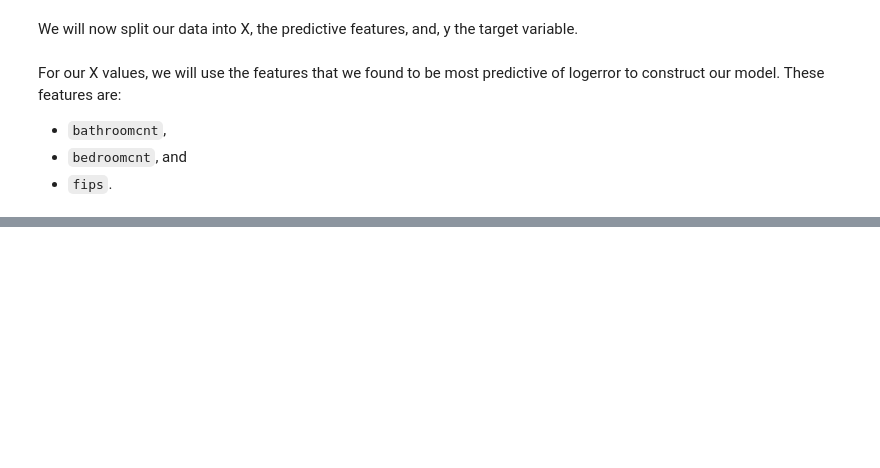
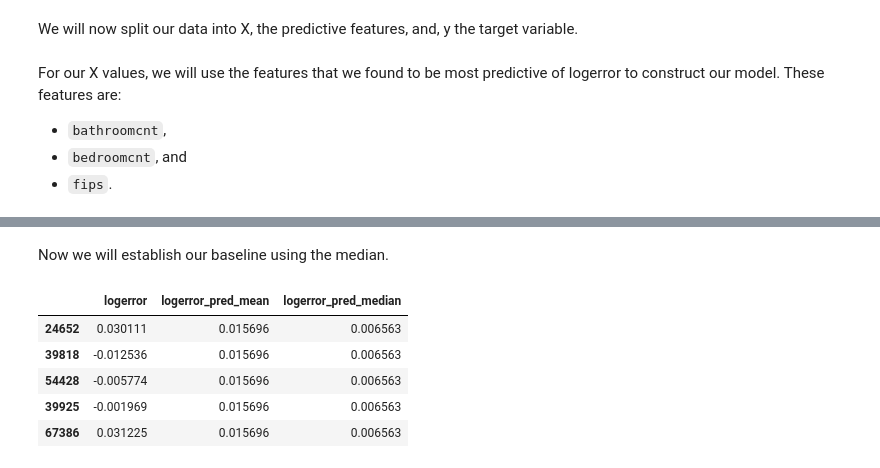
Before and after one commit to malachi-hale/clustering-project, a Jupyter notebook: Final_Project.ipynb, the cells around one changed output, grey strips where cells are left out. Saved outputs shown, nothing was run; the diff lists cells and outputs as text; code cells hidden in the pictures; blank space fills up the shorter version.

```diff
--- a/Final_Project.ipynb
+++ b/Final_Project.ipynb
@@ -1382,0 +1407,5 @@ X_train_model_cluster_0 = train_
+# %%
+# Predict logerror_pred_mean
+logerror_pred_mean_cluster_0 = y_train_cluster_0.logerror.mean()
+logerror_pred_mean_cluster_1 = y_train_cluster_1.logerror.mean()
+logerror_pred_mean_cluster_2 = y_train_cluster_2.logerror.mean()
@@ -1382,0 +1420,2 @@ X_train_model_cluster_0 = train_
+# %% [markdown]
+Now we will establish our baseline using the median.
@@ -1382,0 +1435,9 @@ X_train_model_cluster_0 = train_
+# %%
+y_train_cluster_0.head()
+# %% [output]
+|  | logerror | logerror_pred_mean | logerror_pred_median |
+| 24652 | 0.030111 | 0.015696 | 0.006563 |
+| 39818 | -0.012536 | 0.015696 | 0.006563 |
+| 54428 | -0.005774 | 0.015696 | 0.006563 |
+| 39925 | -0.001969 | 0.015696 | 0.006563 |
+| 67386 | 0.031225 | 0.015696 | 0.006563 |
```
Also changed, not shown: parts of 45 cells of this notebook, 1 other file.
